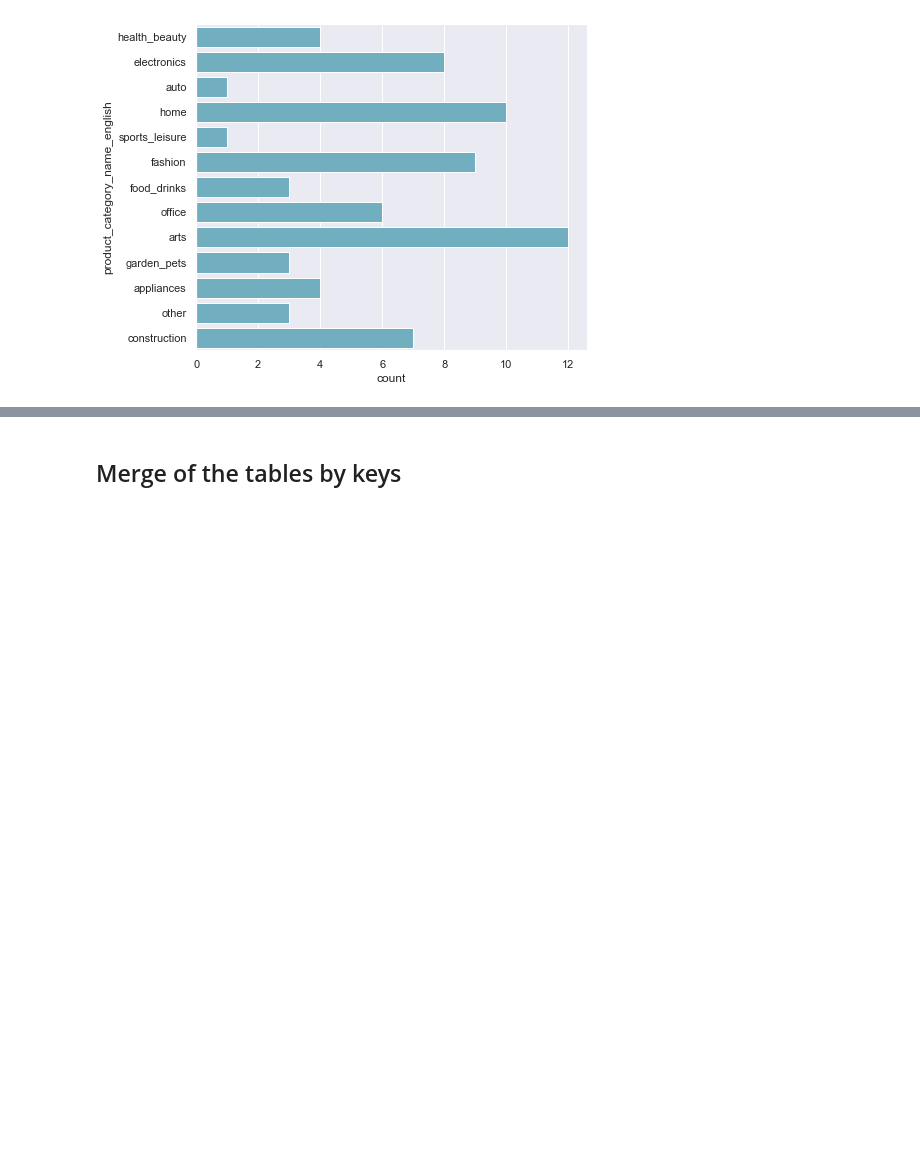
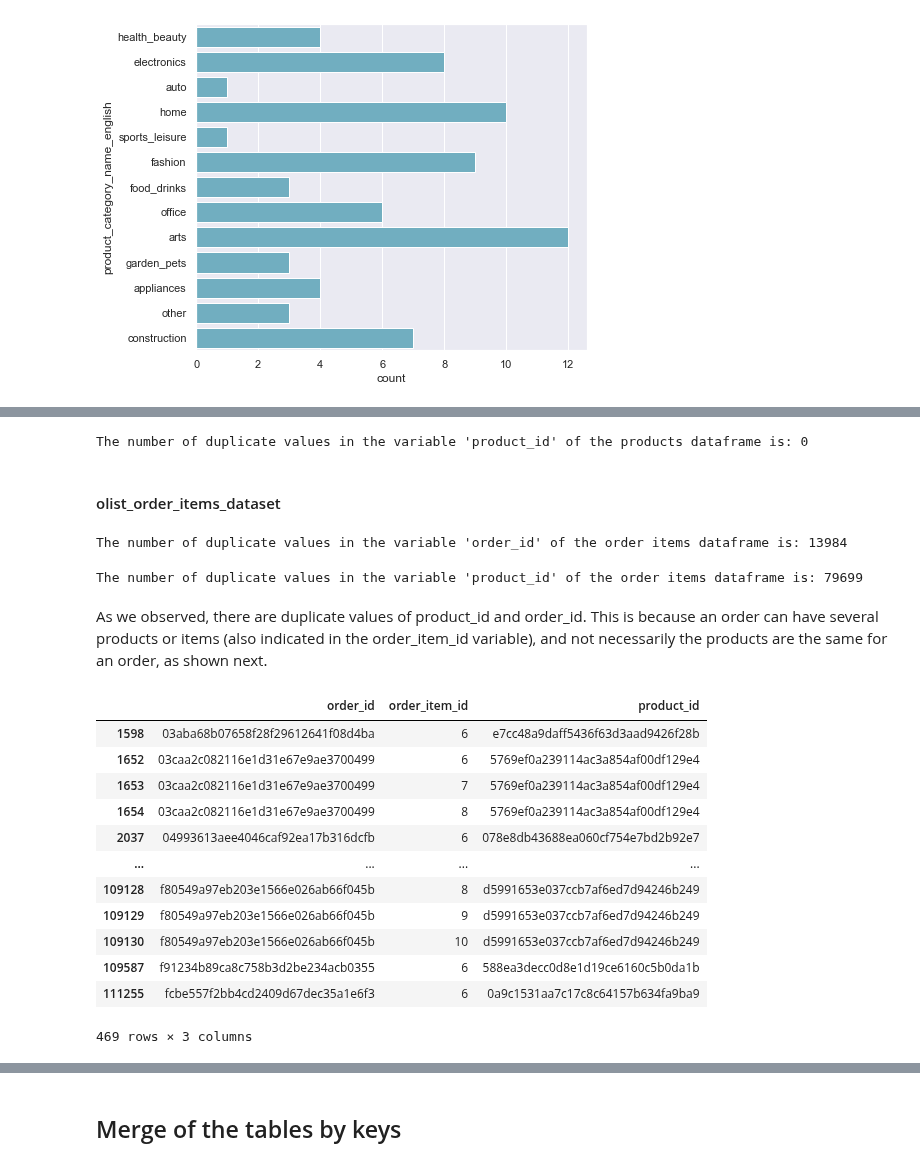
Before and after one commit to MariaDBPerez/clients_segmentation, a Jupyter notebook: project_5_cleaning_v2.ipynb, the cells around one changed output, grey strips where cells are left out. Cells and saved outputs as stored; diff of their text form; code cells hidden in the pictures; blank space fills up the shorter version.

```diff
--- a/project_5_cleaning_v2.ipynb
+++ b/project_5_cleaning_v2.ipynb
@@ -532,0 +537,35 @@ sns.countplot(y="product_category_name_english", data=product_category_name_tran
+# %%
+print ("The number of duplicate values in the variable 'product_id' of the products dataframe is: {}"\
+        .format(olist_products_df.duplicated(subset=['product_id']).sum()))
+# %% [output]
+The number of duplicate values in the variable 'product_id' of the products dataframe is: 0
+# %% [markdown]
+#### olist_order_items_dataset
+# %%
+print ("The number of duplicate values in the variable 'order_id' of the order items dataframe is: {}"\
+        .format(olist_order_items_df.duplicated(subset=['order_id']).sum()))
+# %% [output]
+The number of duplicate values in the variable 'order_id' of the order items dataframe is: 13984
+# %%
+print ("The number of duplicate values in the variable 'product_id' of the order items dataframe is: {}"\
+        .format(olist_order_items_df.duplicated(subset=['product_id']).sum()))
+# %% [output]
+The number of duplicate values in the variable 'product_id' of the order items dataframe is: 79699
+# %% [markdown]
+As we observed, there are duplicate values of product_id and order_id. This is because an order can have several products or items (also indicated in the order_item_id variable), and not necessarily the products are the same for an order, as shown next.
+# %%
+olist_order_items_df[olist_order_items_df['order_item_id'] > 5]
+# %% [output]
+|  | order_id | order_item_id | product_id |
+| 1598 | 03aba68b07658f28f29612641f08d4ba | 6 | e7cc48a9daff5436f63d3aad9426f28b |
+| 1652 | 03caa2c082116e1d31e67e9ae3700499 | 6 | 5769ef0a239114ac3a854af00df129e4 |
+| 1653 | 03caa2c082116e1d31e67e9ae3700499 | 7 | 5769ef0a239114ac3a854af00df129e4 |
+| 1654 | 03caa2c082116e1d31e67e9ae3700499 | 8 | 5769ef0a239114ac3a854af00df129e4 |
+| 2037 | 04993613aee4046caf92ea17b316dcfb | 6 | 078e8db43688ea060cf754e7bd2b92e7 |
+| ... | ... | ... | ... |
+| 109128 | f80549a97eb203e1566e026ab66f045b | 8 | d5991653e037ccb7af6ed7d94246b249 |
+| 109129 | f80549a97eb203e1566e026ab66f045b | 9 | d5991653e037ccb7af6ed7d94246b249 |
+| 109130 | f80549a97eb203e1566e026ab66f045b | 10 | d5991653e037ccb7af6ed7d94246b249 |
+| 109587 | f91234b89ca8c758b3d2be234acb0355 | 6 | 588ea3decc0d8e1d19ce6160c5b0da1b |
+| 111255 | fcbe557f2bb4cd2409d67dec35a1e6f3 | 6 | 0a9c1531aa7c17c8c64157b634fa9ba9 |
+469 rows × 3 columns
```
Also changed, not shown: parts of 75 cells of this notebook, 1 other file.
